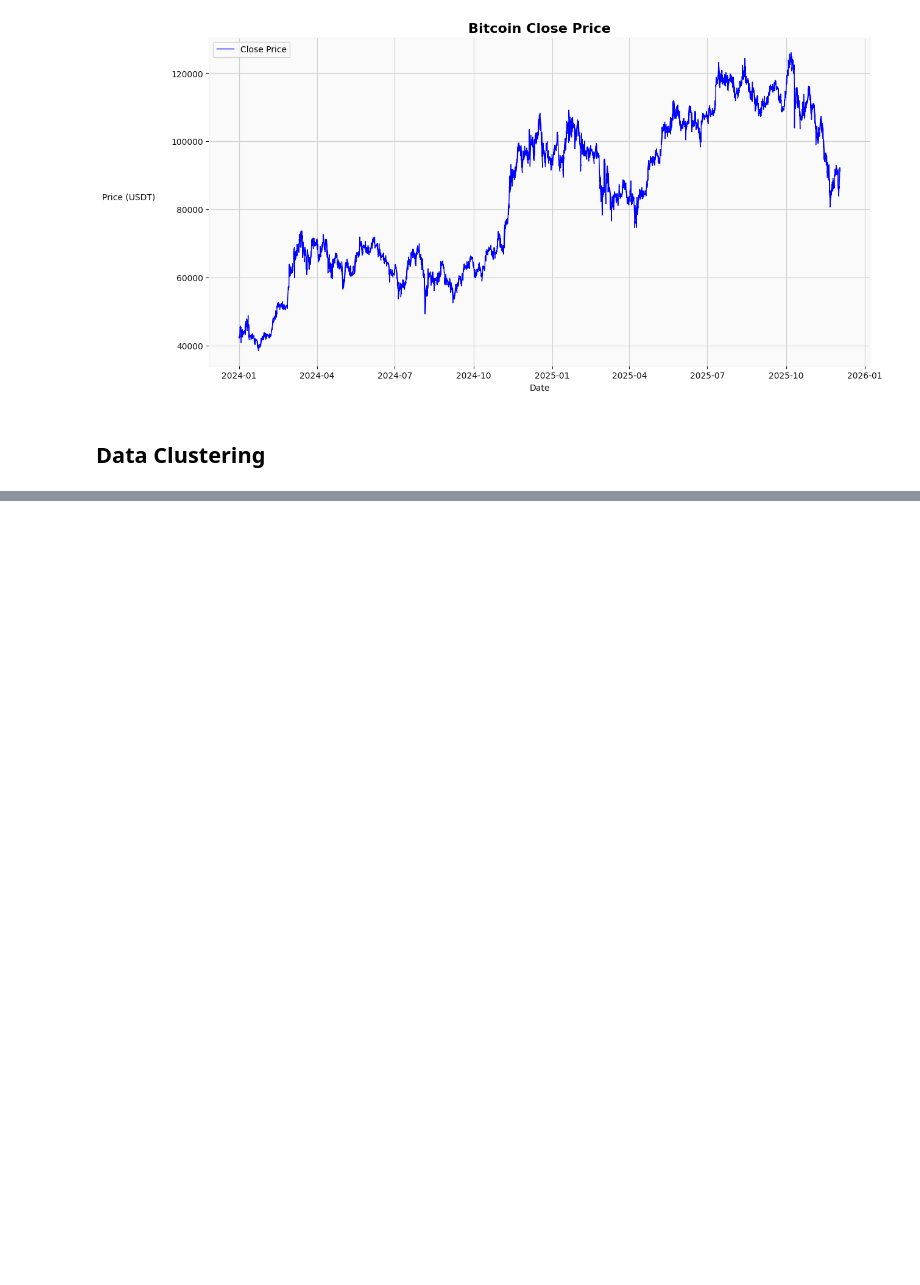
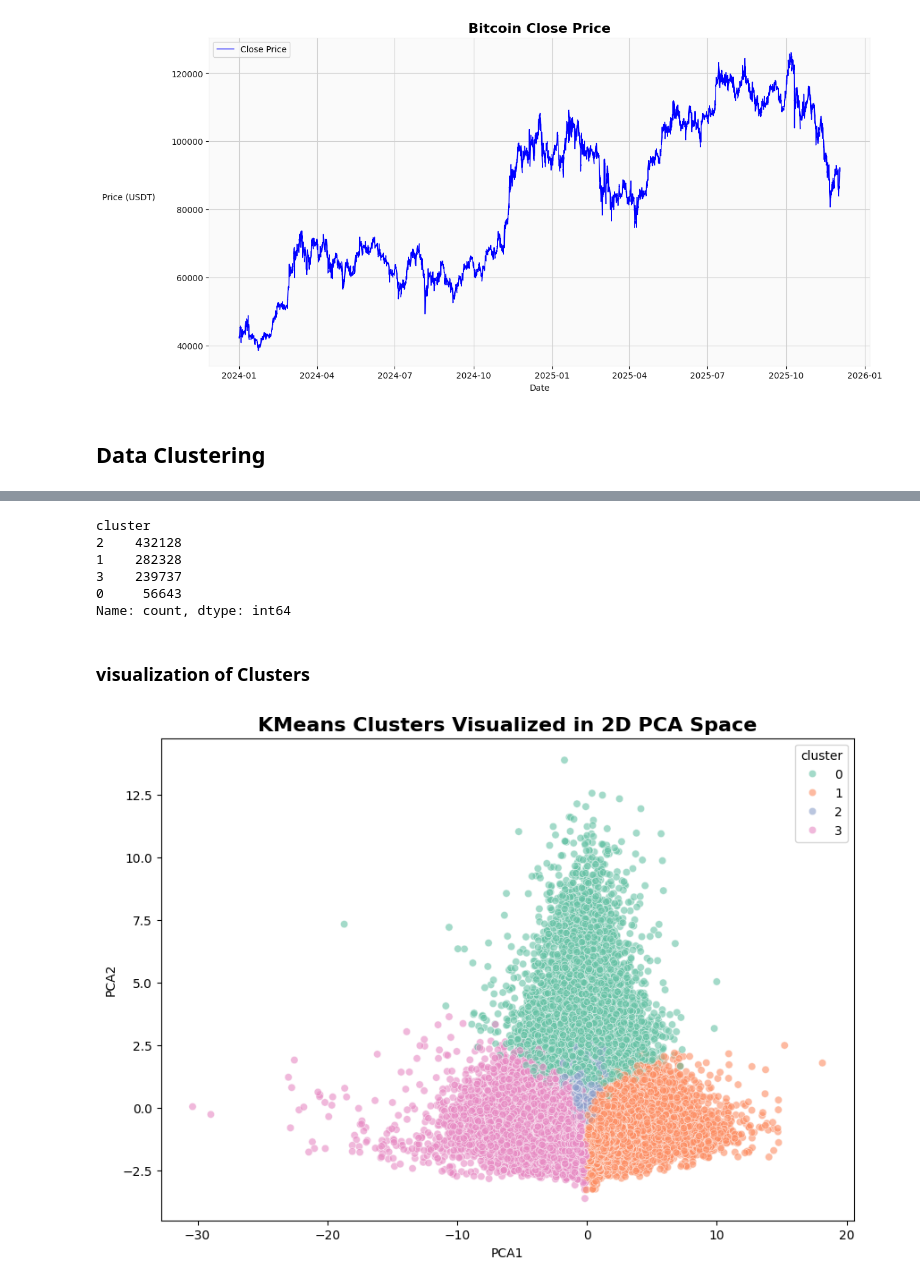
Before and after one commit to Bui-Minh-Quan/Data-Mining-Project, a Jupyter notebook: Notebooks/numerical_data_mining.ipynb, the cells around one changed output, grey strips where cells are left out. Cells and saved outputs as stored; diff of their text form; code cells hidden in the pictures; blank space fills up the shorter version.

Commit message:
Clustering data into 4 groups: Climax, markup, accumulation, markdown

```diff
--- a/Notebooks/numerical_data_mining.ipynb
+++ b/Notebooks/numerical_data_mining.ipynb
@@ -764,0 +645,4 @@ Clusters: 4, Cost: 151905.32167350323
+# %%
+df_featured = pd.read_csv("Data/bitcoin_data_feature_engineered.csv", parse_dates=['open_time'])
+df_featured.set_index('open_time', inplace=True)
+df_featured.head()
@@ -764,0 +737,24 @@ Clusters: 4, Cost: 151905.32167350323
+# %%
+import sklearn
+from sklearn.preprocessing import StandardScaler
+from sklearn.cluster import KMeans
+
+
+# Scale the features
+scaler = StandardScaler()
+X = scaler.fit_transform(df_clustering)
+
+# Cluster using KMeans
+kmeans = KMeans(n_clusters=4, random_state=42, n_init=10)
+clusters = kmeans.fit_predict(X)
+
+df_clustering['cluster'] = clusters
+
+summary = df_clustering.groupby('cluster').mean()
+
+# add count to see distribution
+summary['count'] = df_clustering['cluster'].value_counts()
+
+
+print("Cluster Summary:")
+print(summary)
@@ -764,0 +814,24 @@ Clusters: 4, Cost: 151905.32167350323
+# %%
+df_clustering['cluster'].value_counts()
+# %% [output]
+cluster
+2    432128
+1    282328
+3    239737
+0     56643
+Name: count, dtype: int64
+# %% [markdown]
+### visualization of Clusters
+# %%
+# Visualize Clusters in 2D using PCA
+from sklearn.decomposition import PCA
+pca = PCA(n_components=2)
+X_pca = pca.fit_transform(X)
+df_pca = pd.DataFrame(X_pca, columns=['PCA1', 'PCA2'])
+df_pca['cluster'] = df_clustering['cluster'].values
+plt.figure(figsize=(10, 7))
+sns.scatterplot(data=df_pca, x='PCA1', y='PCA2', hue='cluster', palette='Set2', alpha=0.6)
+plt.title('KMeans Clusters Visualized in 2D PCA Space', fontsize=16, weight='bold')
+plt.show()
+# %% [output]
+[figure, added]
```
Also changed, not shown: parts of 16 cells of this notebook.
